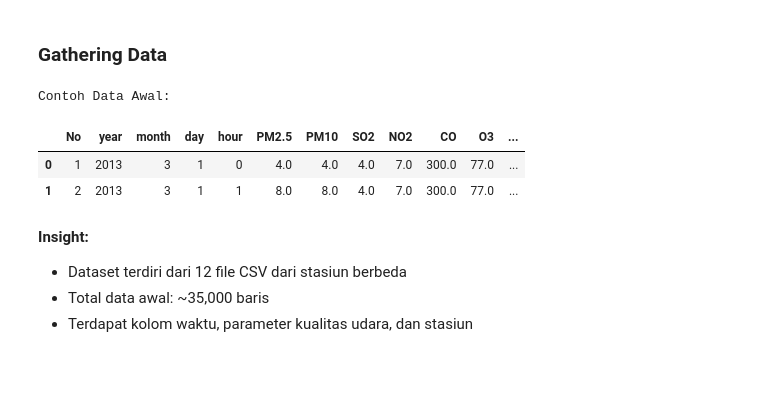
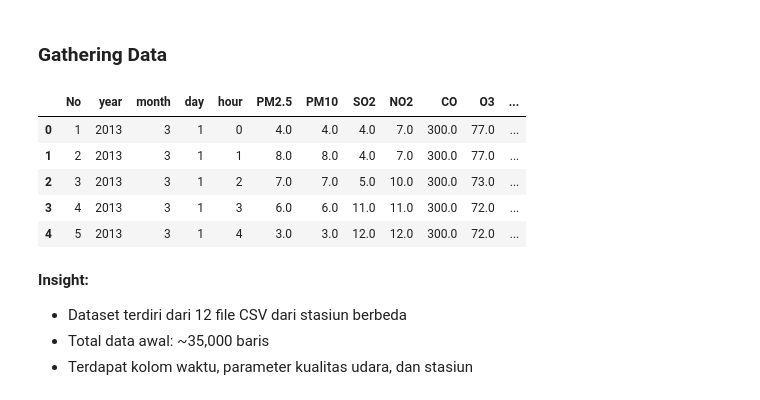
Before and after one commit to MFavianZaahir/Analisis-Data-Dengan-Python-Dicoding, a Jupyter notebook: Proyek_Analisis_Data.ipynb, the cells around one changed output. Cells and saved outputs as stored; diff of their text form; code cells hidden in the pictures; blank space fills up the shorter version.

```diff
--- a/Proyek_Analisis_Data.ipynb
+++ b/Proyek_Analisis_Data.ipynb
@@ -25,25 +44,26 @@ from scipy import stats
 # %%
 folder_path = "air_quality_datasets"
 csv_files = glob.glob(os.path.join(folder_path, "*.csv"))
 
 if not csv_files:
     raise ValueError("Tidak ditemukan file CSV")
 
 df_list = []
 for file in csv_files:
     if os.path.getsize(file) > 0:
         temp_df = pd.read_csv(file)
         df_list.append(temp_df)
 
 raw_df = pd.concat(df_list, ignore_index=True)
 
-print("Contoh Data Awal:")
-raw_df.head(2)
+raw_df.head(5)
 # %% [output]
-Contoh Data Awal:
 |  | No | year | month | day | hour | PM2.5 | PM10 | SO2 | NO2 | CO | O3 | ... |
 | 0 | 1 | 2013 | 3 | 1 | 0 | 4.0 | 4.0 | 4.0 | 7.0 | 300.0 | 77.0 | ... |
 | 1 | 2 | 2013 | 3 | 1 | 1 | 8.0 | 8.0 | 4.0 | 7.0 | 300.0 | 77.0 | ... |
+| 2 | 3 | 2013 | 3 | 1 | 2 | 7.0 | 7.0 | 5.0 | 10.0 | 300.0 | 73.0 | ... |
+| 3 | 4 | 2013 | 3 | 1 | 3 | 6.0 | 6.0 | 11.0 | 11.0 | 300.0 | 72.0 | ... |
+| 4 | 5 | 2013 | 3 | 1 | 4 | 3.0 | 3.0 | 12.0 | 12.0 | 300.0 | 72.0 | ... |
 # %% [markdown]
 **Insight:**
 - Dataset terdiri dari 12 file CSV dari stasiun berbeda
```
Also changed, not shown: parts of 23 cells of this notebook, 1 other file.
